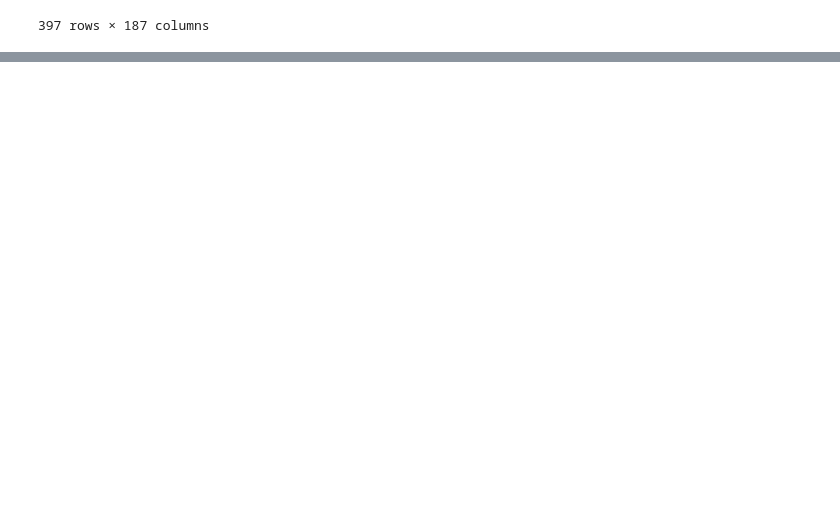
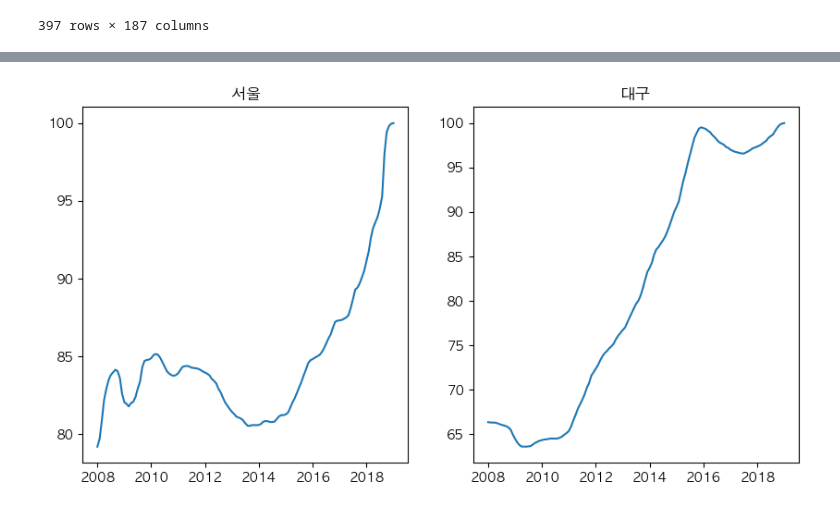
Before and after one commit to junhyeok0703/estate_DA_book, a Jupyter notebook: 챕터2.1.ipynb, the cells around one changed output, grey strips where cells are left out. Drawn from its saved outputs; the diff is of its cells as text; code cells hidden in the pictures; blank space fills up the shorter version.

```diff
--- a/챕터2.1.ipynb
+++ b/챕터2.1.ipynb
@@ -106,0 +223,15 @@ cleaned_data  = new_col_data.drop(('구분', '구분'), axis=1)
+# %%
+# matplotlib의 서브플롯으로 여러 그래프를 한번에 그리기
+plt.figure(figsize=(10, 5))
+
+plt.subplot(1, 2, 1)
+plt.title('서울')
+plt.plot(new_data['서울']['서울']['2008-01':])
+
+plt.subplot(1, 2, 2)
+plt.title('대구')
+plt.plot(new_data['대구']['대구']['2008-01':])
+
+plt.show()
+# %% [output]
+[figure, added]
```
Also changed, not shown: parts of 17 cells of this notebook.
